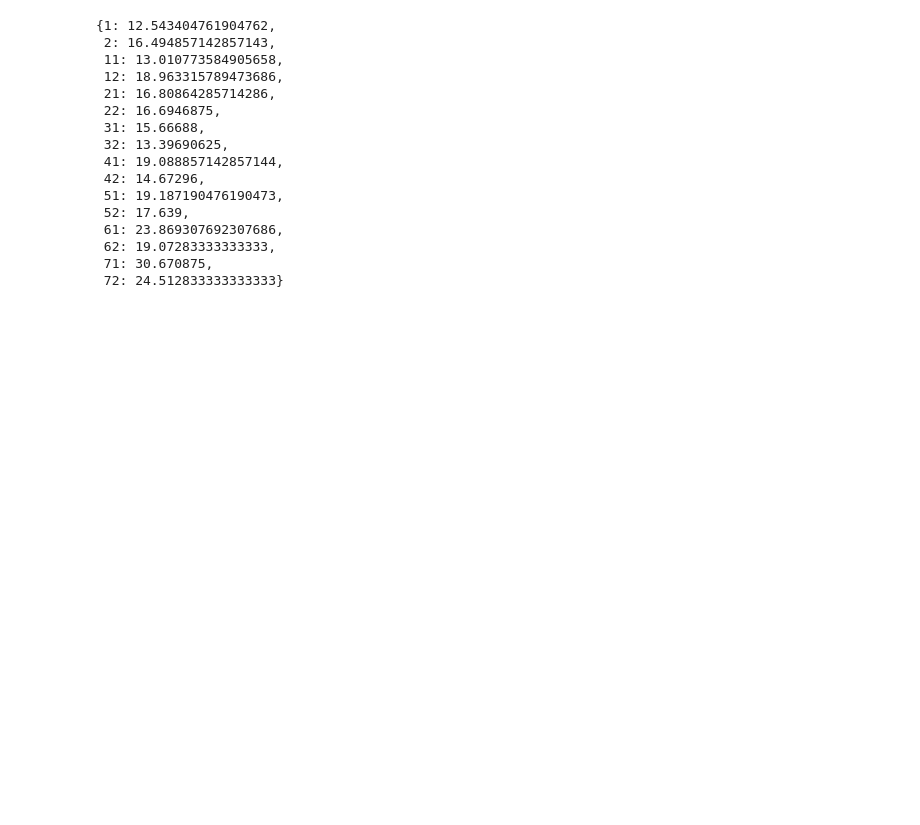
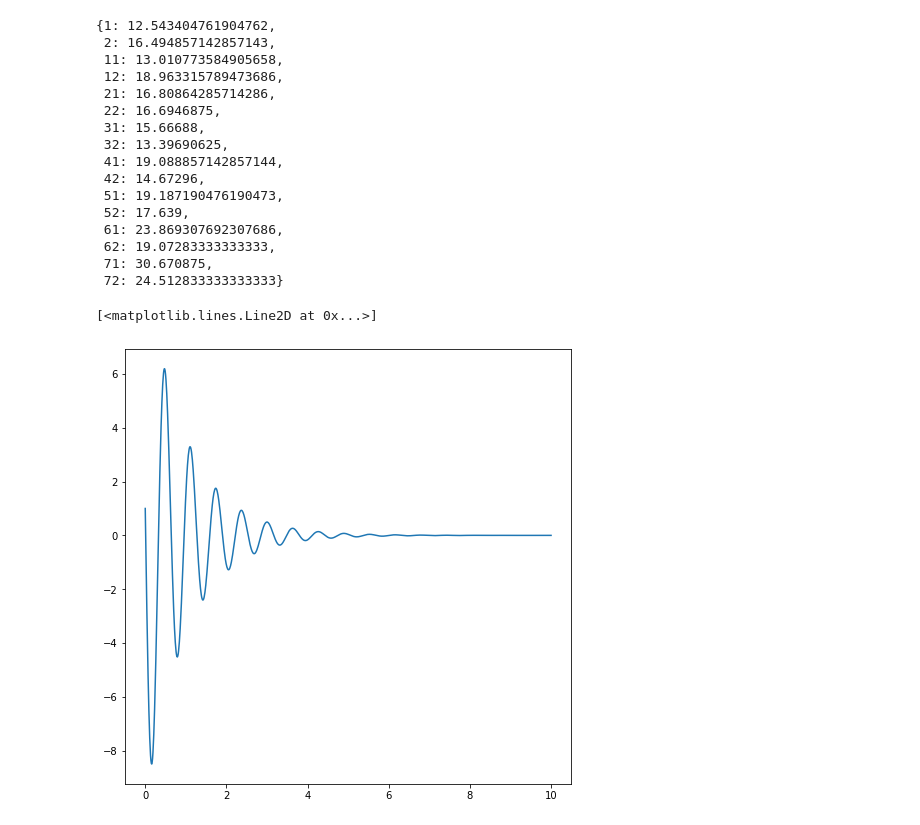
Before and after one commit to shingotabuchi/LbmSwimmer2D, a Jupyter notebook: Assets/Scripts/Neural/Data/analysis.ipynb, the cells around one changed output. Saved outputs shown, nothing was run; the diff lists cells and outputs as text; code cells hidden in the pictures; blank space fills up the shorter version.

```diff
--- a/Assets/Scripts/Neural/Data/analysis.ipynb
+++ b/Assets/Scripts/Neural/Data/analysis.ipynb
@@ -185,6 +197,12 @@ def convergetime(dt,omega0,gamma,initVel,initPos):
         if np.abs(pos) <= 0.1 and np.abs(vel) <= 0.1:
             return t
         t += dt
+# %%
+t = np.linspace(0,10,1000)
+plt.plot(t,occilation_pos(t,10,1,-100,1))
+# %% [output]
+[<matplotlib.lines.Line2D at 0x...>]
+[figure, added]
 # %%
 from matplotlib import cm
 omega0 = 1.0
```
Also changed, not shown: parts of 4 cells of this notebook, 5 other files.
